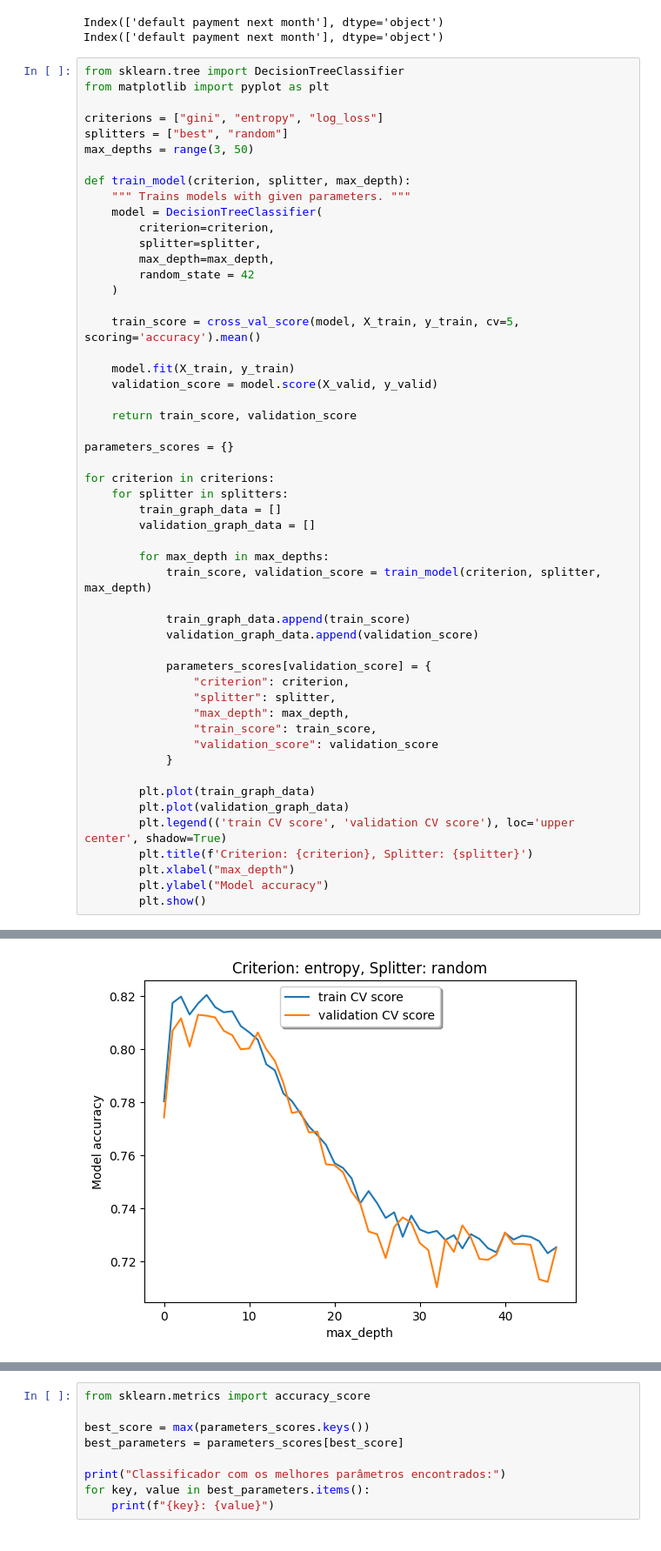
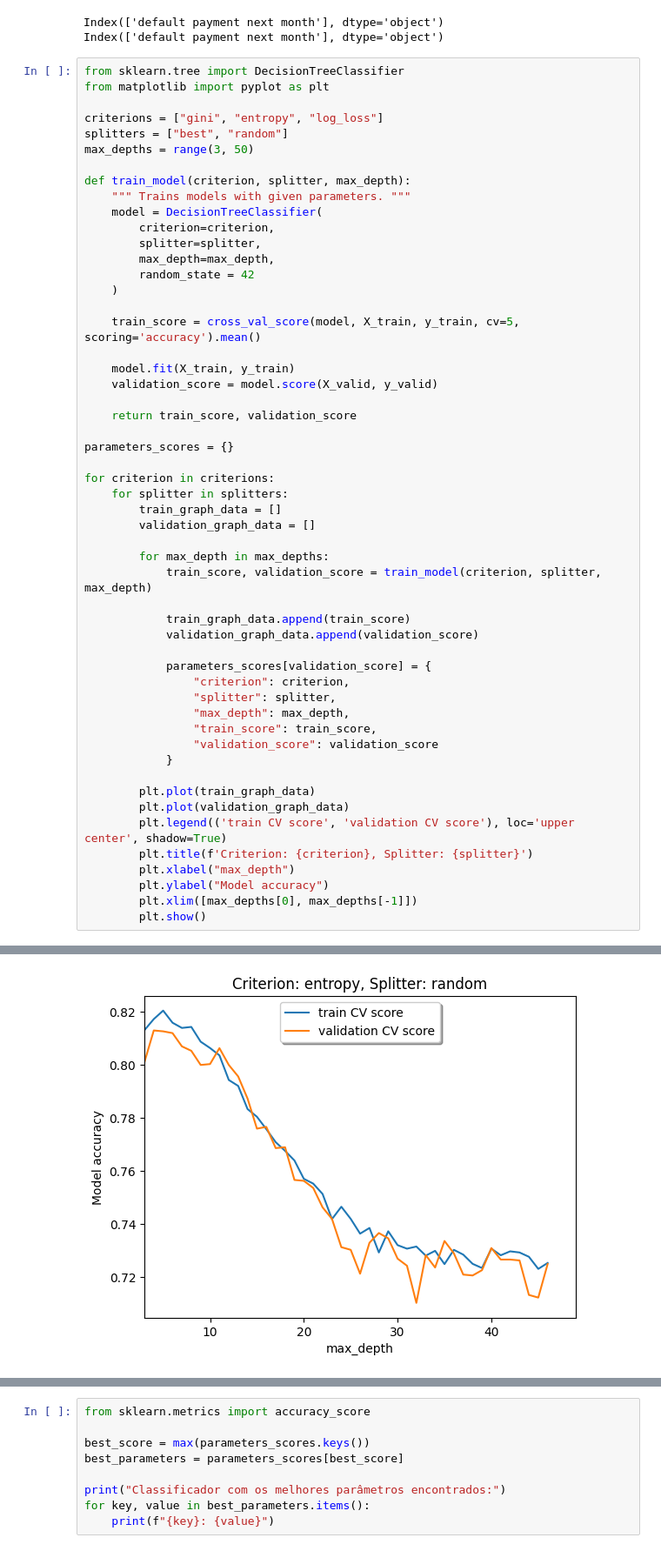
Before and after one commit to alpsilva/DataMining, a Jupyter notebook: decision_tree/decision_tree.ipynb, the cells around one changed output, grey strips where cells are left out. Shown at 87% size. Cells and saved outputs as stored; diff of their text form.

Commit message:
fixing decision tree plot x axis

```diff
--- a/decision_tree/decision_tree.ipynb
+++ b/decision_tree/decision_tree.ipynb
@@ -162,5 +162,6 @@ for criterion in criterions:
         plt.title(f'Criterion: {criterion}, Splitter: {splitter}')
         plt.xlabel("max_depth")
         plt.ylabel("Model accuracy")
+        plt.xlim([max_depths[0], max_depths[-1]])
         plt.show()
 # %% [output]
@@ -170 +171 @@ for criterion in criterions:
-[figure, old version]
+[figure, new version]
```
Also changed, not shown: parts of 1 cell of this notebook.
